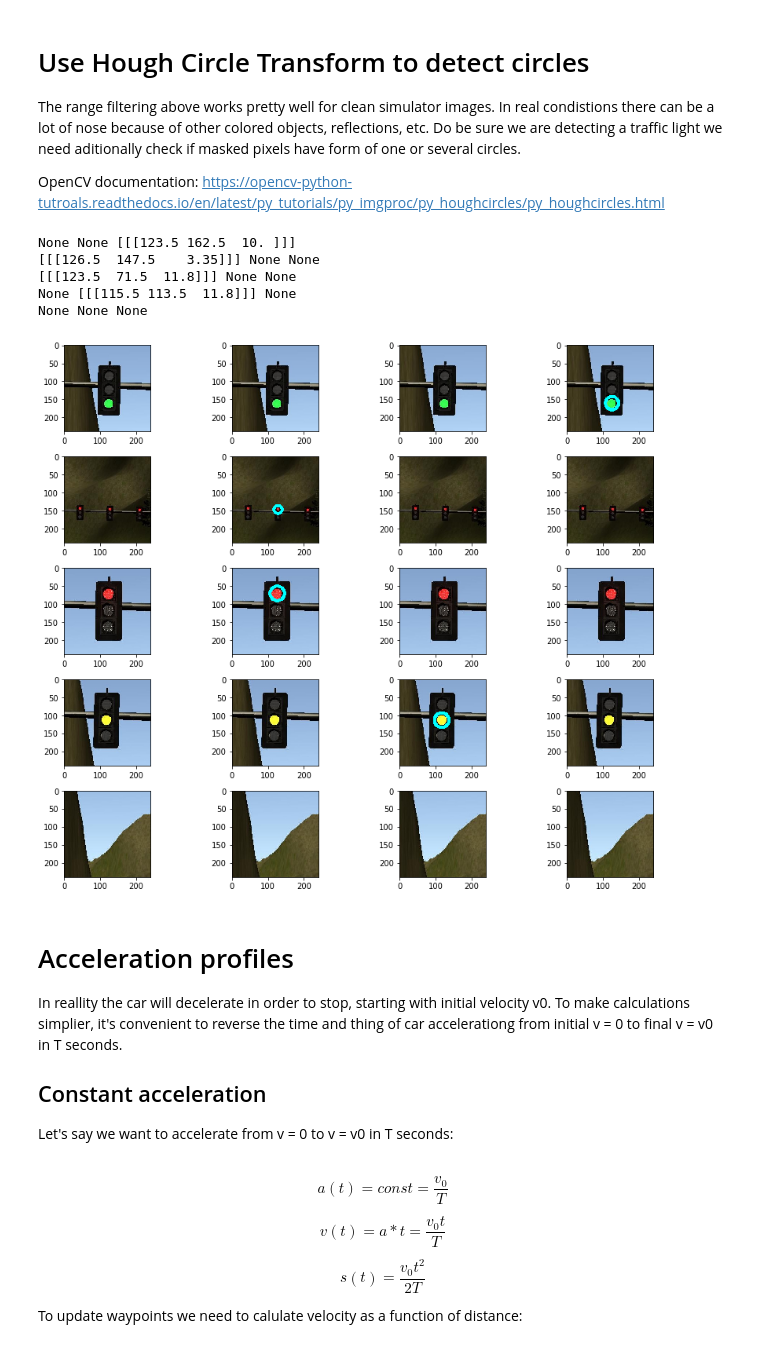
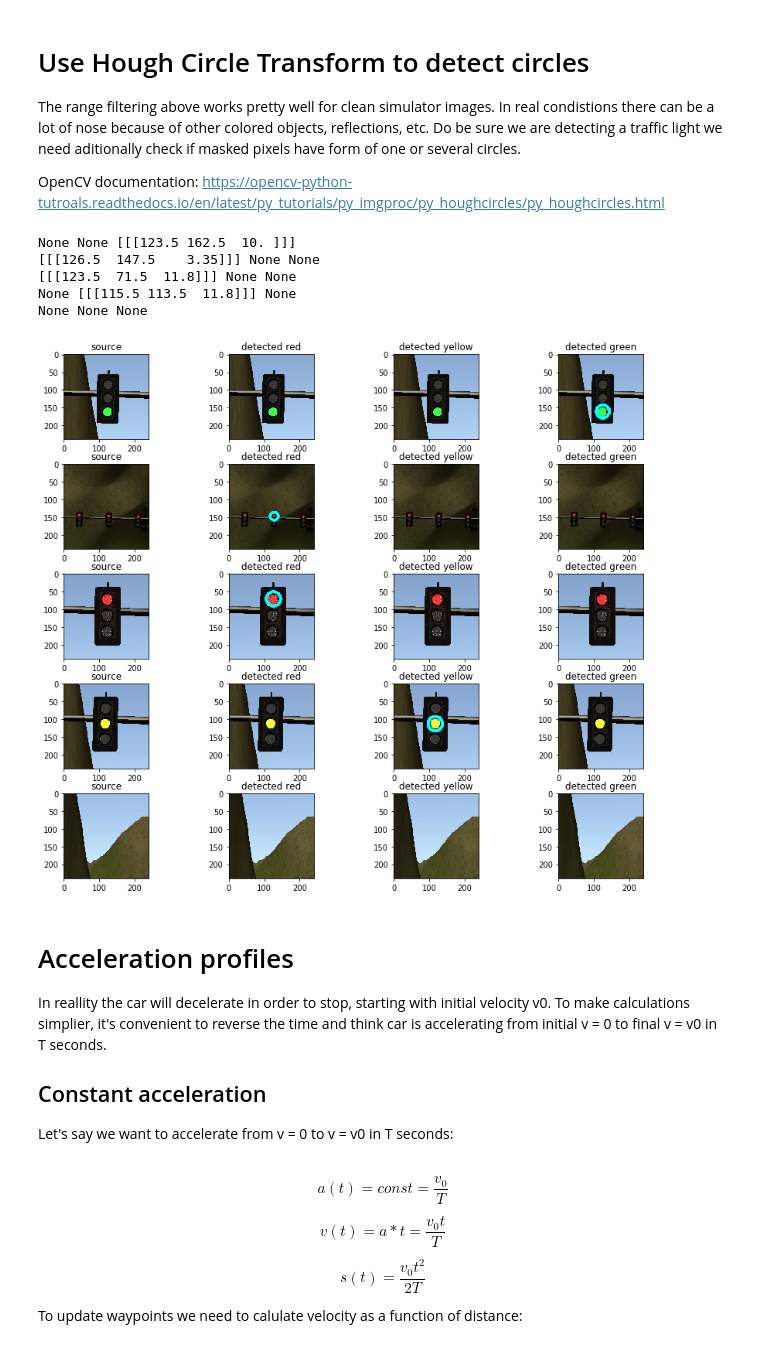
Before and after one commit to cazacov/traffic-light-classificator, a Jupyter notebook: classificator-opencv.ipynb, the cells around one changed output. Saved outputs shown, nothing was run; the diff lists cells and outputs as text; code cells hidden in the pictures.

Commit message:
Working on smooth acceleration profile

```diff
--- a/classificator-opencv.ipynb
+++ b/classificator-opencv.ipynb
@@ -57,6 +57,8 @@ def get_green_mask(h_channel):
 idx = 0
 f, ax = plt.subplots(5,7, figsize=(12, 10))
 f.tight_layout()
+
+images = glob.glob('./training_data_simulator/test_cases/*-cut.jpg')
 
 for fname in images:
     img = cv2.imread(fname)
@@ -83,9 +85,9 @@ for fname in images:
     ax[idx,1].set_title("intensity")
     ax[idx,2].set_title("saturation")
     ax[idx,3].set_title("hue")
-    ax[idx,4].set_title("red")
-    ax[idx,5].set_title("yellow")
-    ax[idx,6].set_title("green")
+    ax[idx,4].set_title("masked red")
+    ax[idx,5].set_title("masked yellow")
+    ax[idx,6].set_title("masked green")
 
     for j in range(7):
         ax[idx,j].axis('off')
@@ -149,38 +151,43 @@ f.tight_layout()
 
 images = glob.glob('./training_data_simulator/test_cases/*-cut.jpg')
 
 for fname in images:
     img = cv2.imread(fname)
     ax[idx, 0].imshow(cv2.cvtColor(img, cv2.COLOR_BGR2RGB))
 
     hsv_img = cv2.cvtColor(img, cv2.COLOR_BGR2HSV)
 
     rc,rm = find_red(hsv_img)
     yc,ym = find_yellow(hsv_img)
     gc,gm = find_green(hsv_img)
 
     print(rc, yc,gc)
 
     ax[idx, 1].imshow(cv2.cvtColor(show_circles(rc, img), cv2.COLOR_BGR2RGB))
     ax[idx, 2].imshow(cv2.cvtColor(show_circles(yc, img), cv2.COLOR_BGR2RGB))
     ax[idx, 3].imshow(cv2.cvtColor(show_circles(gc, img), cv2.COLOR_BGR2RGB))
     #ax[idx, 1].imshow(rm, cmap='gray')
     #ax[idx, 2].imshow(ym, cmap='gray')
     #ax[idx, 3].imshow(gm, cmap='gray')
+
+    ax[idx,0].set_title("source")
+    ax[idx,1].set_title("detected red")
+    ax[idx,2].set_title("detected yellow")
+    ax[idx,3].set_title("detected green")
     idx += 1
 
 plt.show()
 # %% [output]
 None None [[[123.5 162.5  10. ]]]
 [[[126.5  147.5    3.35]]] None None
 [[[123.5  71.5  11.8]]] None None
 None [[[115.5 113.5  11.8]]] None
 None None None
-[figure, old version]
+[figure, new version]
 # %% [markdown]
 # Acceleration profiles
 
-In reallity the car will decelerate in order to stop, starting with initial velocity v0. To make calculations simplier, it's convenient to reverse the time and thing of car accelerationg from initial v = 0 to final v = v0 in T seconds.
+In reallity the car will decelerate in order to stop, starting with initial velocity v0. To make calculations simplier, it's convenient to reverse the time and think car is accelerating from initial v = 0 to final v = v0 in T seconds.
 
 ## Constant acceleration
 
```
Also changed, not shown: parts of 9 cells of this notebook, 2 other files.
